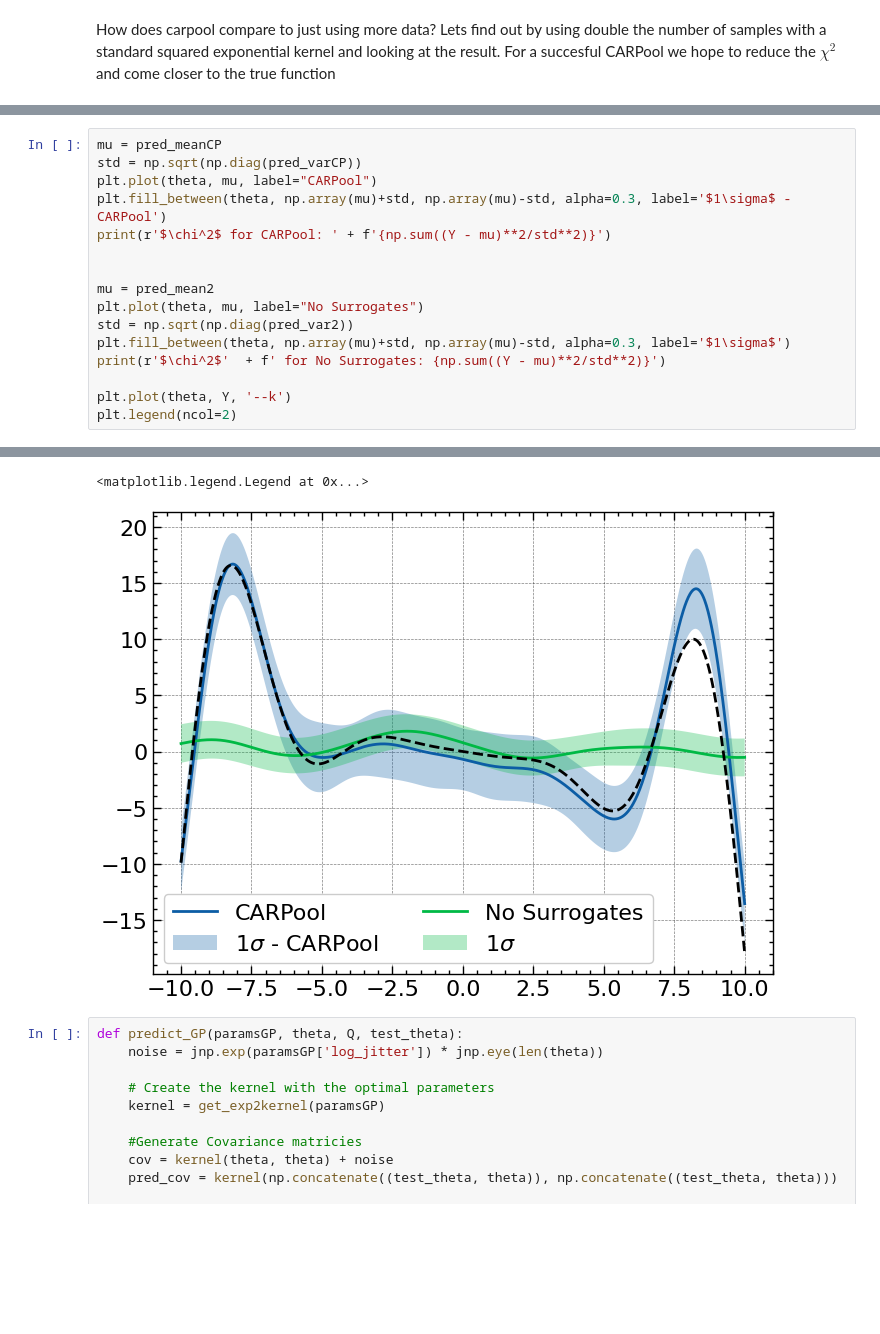
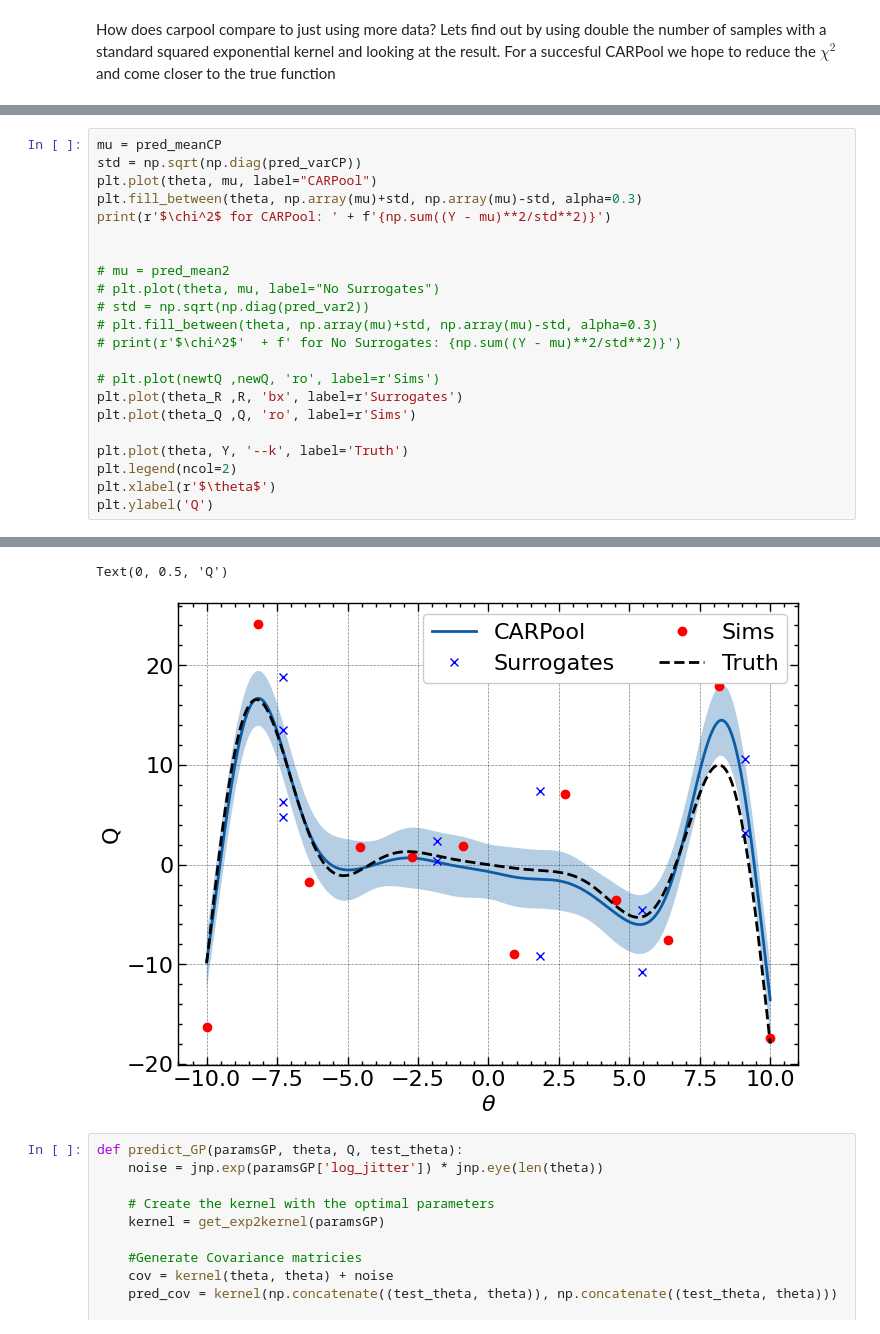
Before and after one commit to Maxelee/CARPoolGP_test, a Jupyter notebook: ToyModel.ipynb, the cells around one changed output, grey strips where cells are left out. Drawn from its saved outputs; the diff is of its cells as text; blank space fills up the shorter version.

```diff
--- a/ToyModel.ipynb
+++ b/ToyModel.ipynb
@@ -420,16 +421,22 @@ pred_mean2, pred_var2 = predict(newQ, cov, pred_cov, 0)
 mu = pred_meanCP
 std = np.sqrt(np.diag(pred_varCP))
 plt.plot(theta, mu, label="CARPool")
-plt.fill_between(theta, np.array(mu)+std, np.array(mu)-std, alpha=0.3, label='$1\sigma$ - CARPool')
+plt.fill_between(theta, np.array(mu)+std, np.array(mu)-std, alpha=0.3)
 print(r'$\chi^2$ for CARPool: ' + f'{np.sum((Y - mu)**2/std**2)}')
 
 
-mu = pred_mean2
-plt.plot(theta, mu, label="No Surrogates")
-std = np.sqrt(np.diag(pred_var2))
-plt.fill_between(theta, np.array(mu)+std, np.array(mu)-std, alpha=0.3, label='$1\sigma$')
-print(r'$\chi^2$'  + f' for No Surrogates: {np.sum((Y - mu)**2/std**2)}')
+# mu = pred_mean2
+# plt.plot(theta, mu, label="No Surrogates")
+# std = np.sqrt(np.diag(pred_var2))
+# plt.fill_between(theta, np.array(mu)+std, np.array(mu)-std, alpha=0.3)
+# print(r'$\chi^2$'  + f' for No Surrogates: {np.sum((Y - mu)**2/std**2)}')
 
-plt.plot(theta, Y, '--k')
+# plt.plot(newtQ ,newQ, 'ro', label=r'Sims')
+plt.plot(theta_R ,R, 'bx', label=r'Surrogates')
+plt.plot(theta_Q ,Q, 'ro', label=r'Sims')
+
+plt.plot(theta, Y, '--k', label='Truth')
 plt.legend(ncol=2)
+plt.xlabel(r'$\theta$')
+plt.ylabel('Q')
 # %% [output]
@@ -438,5 +444,5 @@ $\chi^2$ for No Surrogates: 12476.09097020833
-<matplotlib.legend.Legend at 0x...>
+Text(0, 0.5, 'Q')
-[figure, old version]
+[figure, new version]
 # %%
 def predict_GP(paramsGP, theta, Q, test_theta):
     noise = jnp.exp(paramsGP['log_jitter']) * jnp.eye(len(theta))
```
Also changed, not shown: parts of 24 cells of this notebook, 1 other file.
